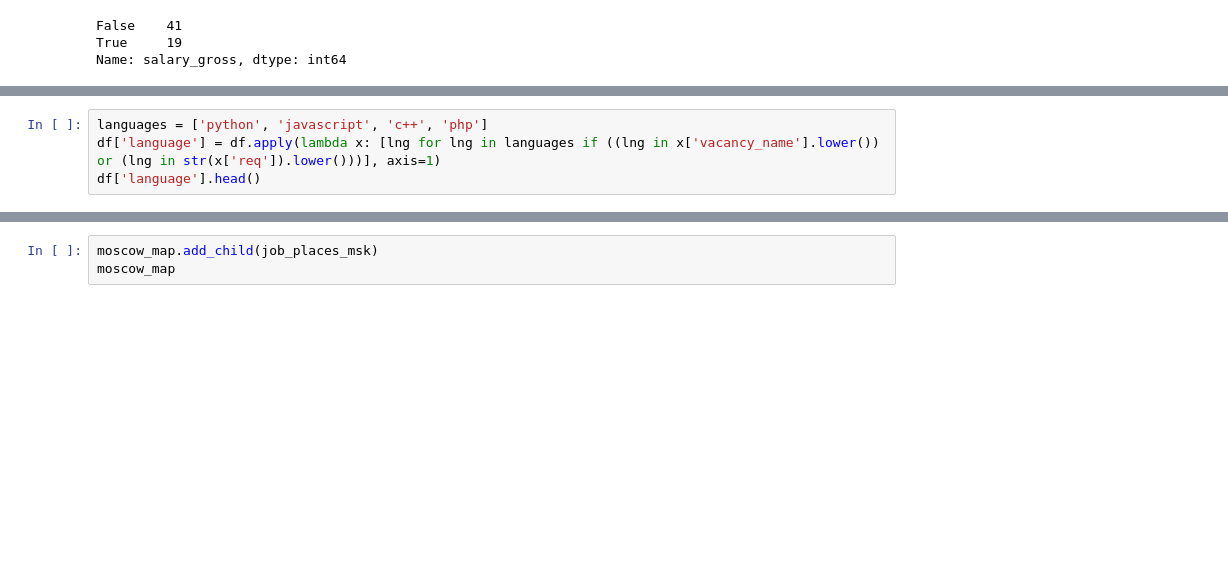
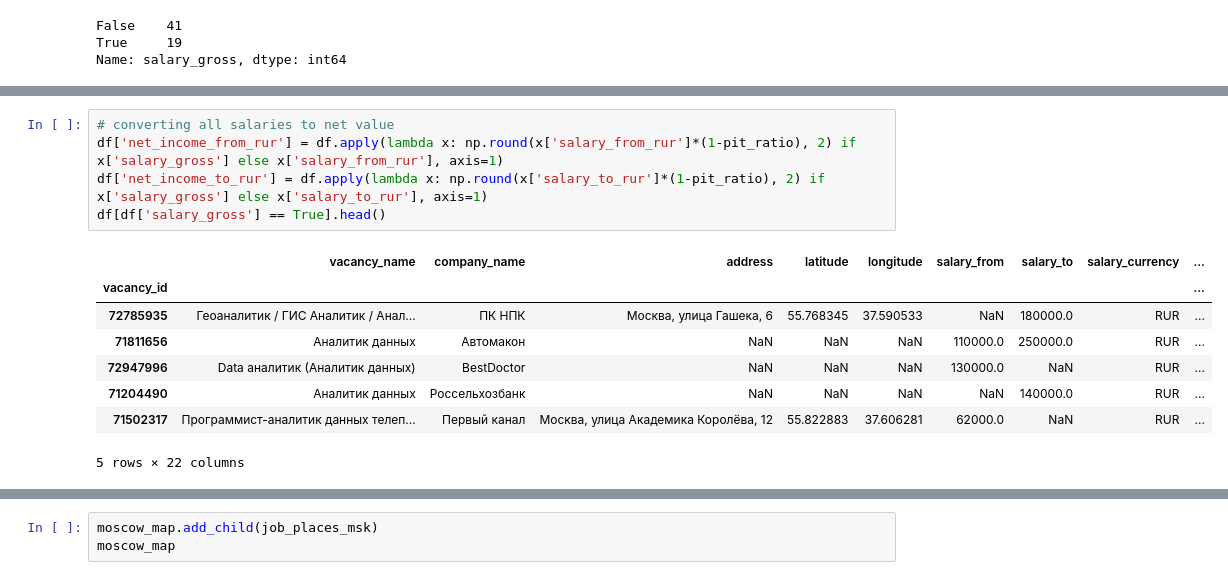
Before and after one commit to sharuhinda/vacancies_analysis, a Jupyter notebook: 03_vacancies_analysis.ipynb, the cells around one changed output, grey strips where cells are left out. Drawn from its saved outputs; the diff is of its cells as text; blank space fills up the shorter version.

```diff
--- a/03_vacancies_analysis.ipynb
+++ b/03_vacancies_analysis.ipynb
@@ -362,4 +99,0 @@ df[df['vacancy_name'].str.lower().str.contains('javascript') | df['req'].str.low
-# %%
-languages = ['python', 'javascript', 'c++', 'php']
-df['language'] = df.apply(lambda x: [lng for lng in languages if ((lng in x['vacancy_name'].lower()) or (lng in str(x['req']).lower()))], axis=1)
-df['language'].head()
@@ -460,0 +117,14 @@ for n in range(len(vacancies_msk)):
+# %%
+# converting all salaries to net value
+df['net_income_from_rur'] = df.apply(lambda x: np.round(x['salary_from_rur']*(1-pit_ratio), 2) if x['salary_gross'] else x['salary_from_rur'], axis=1)
+df['net_income_to_rur'] = df.apply(lambda x: np.round(x['salary_to_rur']*(1-pit_ratio), 2) if x['salary_gross'] else x['salary_to_rur'], axis=1)
+df[df['salary_gross'] == True].head()
+# %% [output]
+|  | vacancy_name | company_name | address | latitude | longitude | salary_from | salary_to | salary_currency | ... |
+| vacancy_id |  |  |  |  |  |  |  |  | ... |
+| 72785935 | Геоаналитик / ГИС Аналитик / Анал... | ПК НПК | Москва, улица Гашека, 6 | 55.768345 | 37.590533 | NaN | 180000.0 | RUR | ... |
+| 71811656 | Аналитик данных | Автомакон | NaN | NaN | NaN | 110000.0 | 250000.0 | RUR | ... |
+| 72947996 | Data аналитик (Аналитик данных) | BestDoctor | NaN | NaN | NaN | 130000.0 | NaN | RUR | ... |
+| 71204490 | Аналитик данных | Россельхозбанк | NaN | NaN | NaN | NaN | 140000.0 | RUR | ... |
+| 71502317 | Программист-аналитик данных телеп... | Первый канал | Москва, улица Академика Королёва, 12 | 55.822883 | 37.606281 | 62000.0 | NaN | RUR | ... |
+5 rows × 22 columns
```
Also changed, not shown: parts of 105 cells of this notebook, 1 other file.
